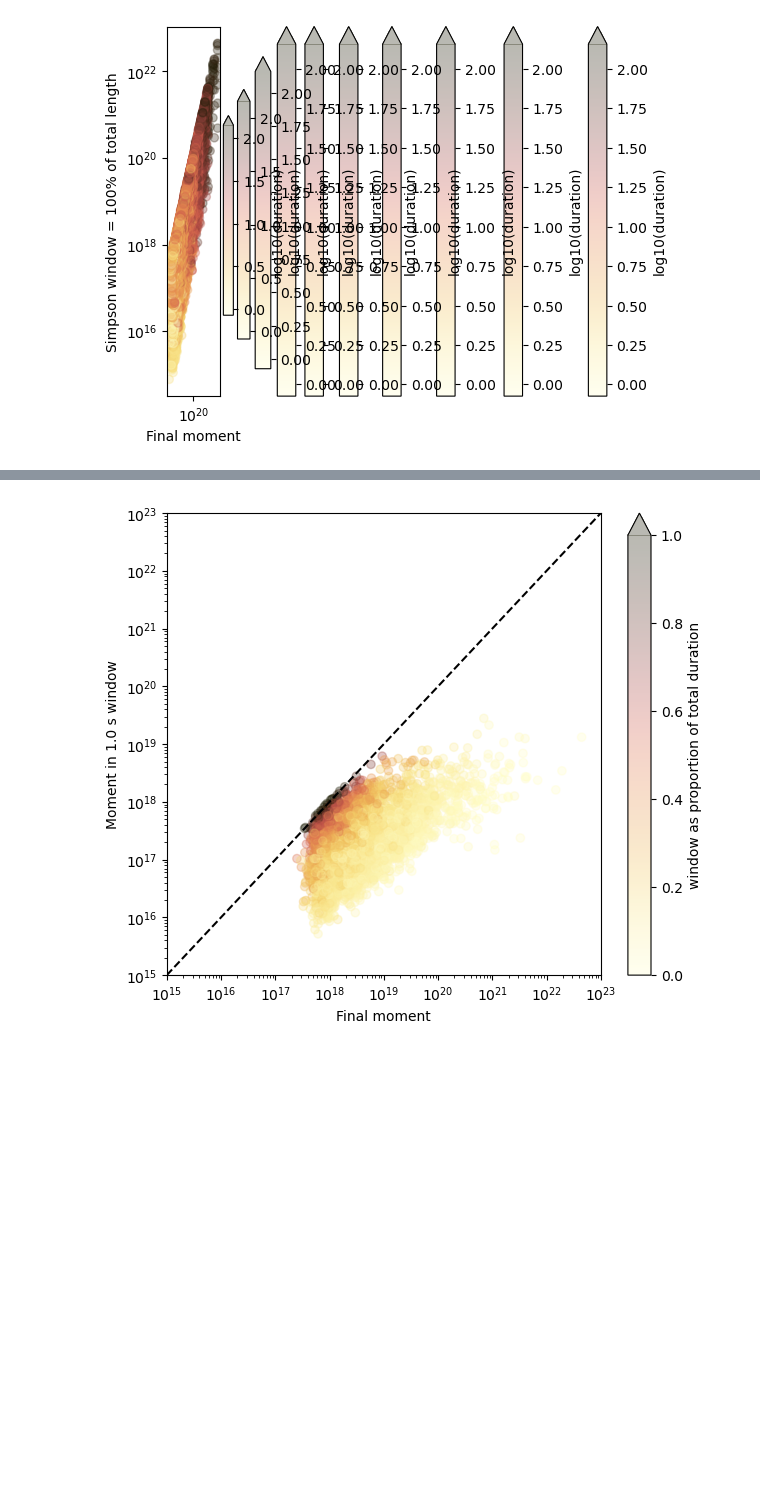
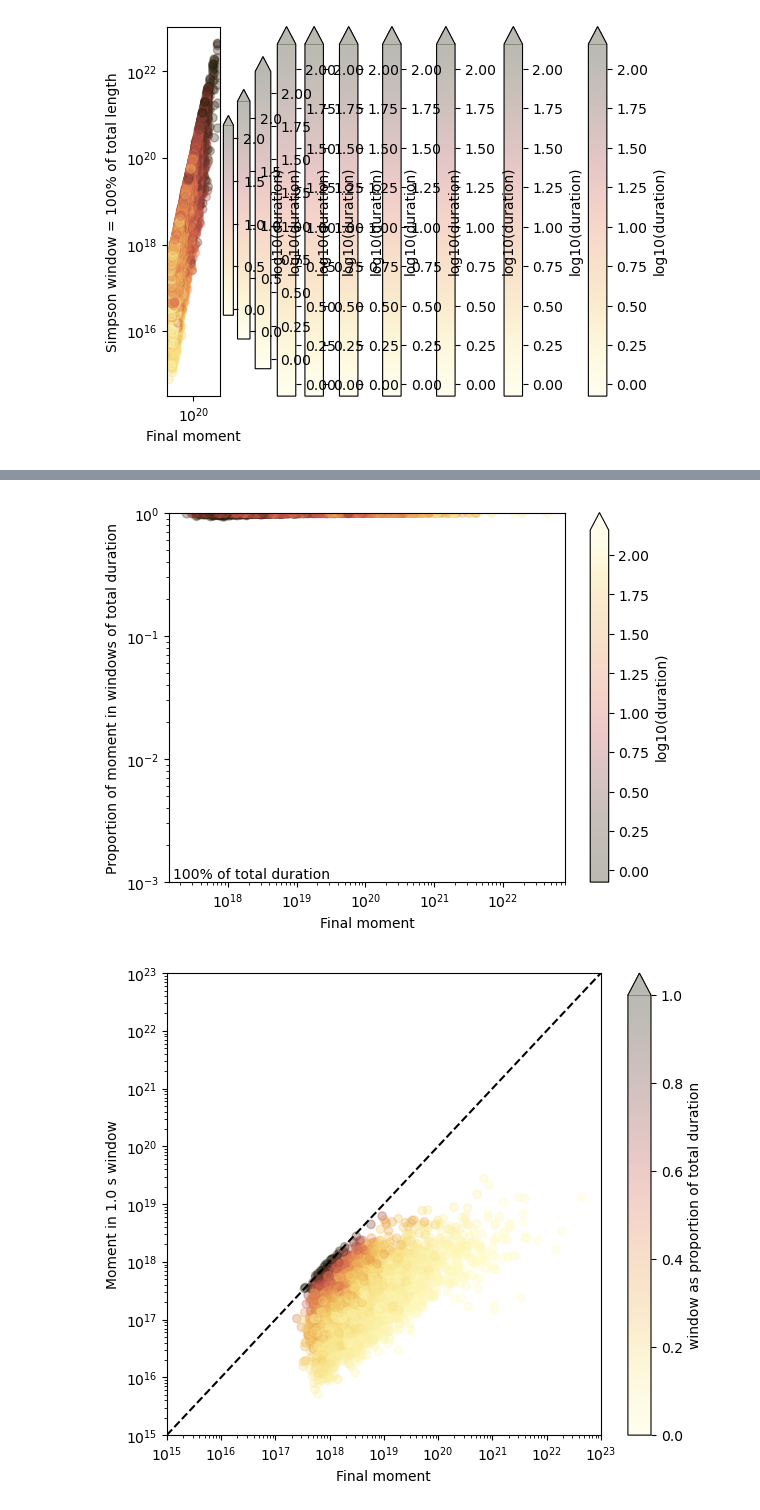
Before and after one commit to RebeccaColquhoun/stf, a Jupyter notebook: code/integrating/integrating_window.ipynb, the cells around one changed output, grey strips where cells are left out. Drawn from its saved outputs; the diff is of its cells as text; code cells hidden in the pictures; blank space fills up the shorter version.

```diff
--- a/code/integrating/integrating_window.ipynb
+++ b/code/integrating/integrating_window.ipynb
@@ -145,3 +183,28 @@ for window_prop in np.arange(0.1, 1.1, 0.1):
+# %%
+from celluloid import Camera
+
+camera = Camera(plt.figure())
+count = 0
+
+for window_prop in np.arange(0.1, 1.01, 0.01):
+    moments, simpson, simpson_short, trapz, durations = moment_in_different_windows(window_prop = window_prop)
+    durations = np.array(durations)
+    simpson = np.array(simpson)
+    simpson_short = np.array(simpson_short)
+    plt.scatter(simpson, simpson_short/simpson, c = np.log10(durations), cmap = cmc.lajolla, alpha = 0.3)#, vmax=60)
+    plt.xscale('log')
+    plt.yscale('log')
+    plt.ylabel(f'Proportion of moment in windows of total duration')
+    plt.xlabel('Final moment')
+    plt.annotate(f'{window_prop * 100:.0f}% of total duration', (0.01, 0.01), xycoords='axes fraction')
+    plt.ylim(0.001, 1.01)
+    camera.snap()
+    count += 1
+plt.colorbar(extend='max', label='log10(duration)')
+anim = camera.animate(blit=True, interval = 50)
+anim.save(f'/home/earthquakes1/homes/Rebecca/phd/stf/figures/integrating_in_window/relative_moment_window_prop_shaded_by_duration_animation.mp4')
+# %% [output]
+[figure, added]
 # %%
 for window in [1, 5, 10, 15, 20, 25, 30, 35, 150]: # np.arange(1, 30, 5):
     moments, simpson, simpson_short, trapz, durations = moment_in_different_windows(window = window, window_prop = None)
```
Also changed, not shown: parts of 4 cells of this notebook, 1 other file.
